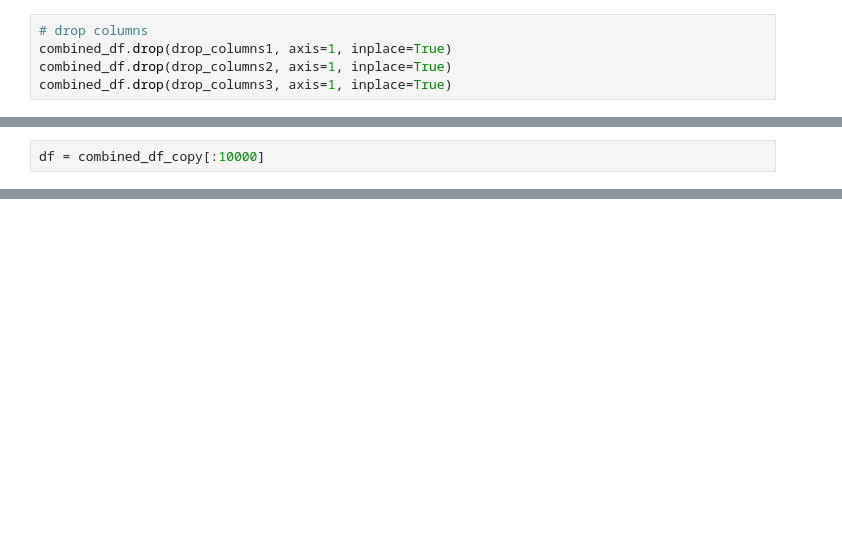
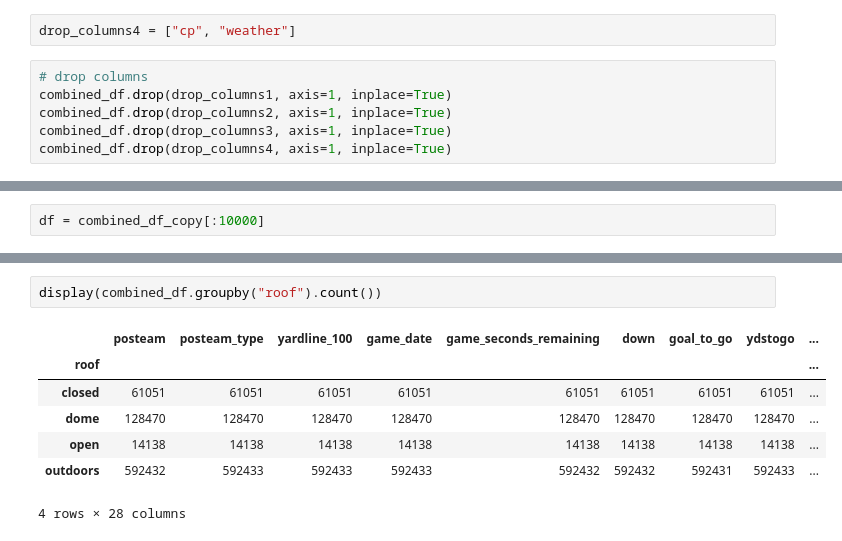
Before and after one commit to MatthiasBiermanns/NFL_play_prediction, a Jupyter notebook: mannheim_meerkats.ipynb, the cells around one changed output, grey strips where cells are left out. Drawn from its saved outputs; the diff is of its cells as text; blank space fills up the shorter version.

```diff
--- a/mannheim_meerkats.ipynb
+++ b/mannheim_meerkats.ipynb
@@ -413,11 +512,14 @@ drop_columns3 = [
     "air_yards",
     "yards_after_catch",
 ]
+# %%
+drop_columns4 = ["cp", "weather"]
 # %%
 # drop columns
 combined_df.drop(drop_columns1, axis=1, inplace=True)
 combined_df.drop(drop_columns2, axis=1, inplace=True)
 combined_df.drop(drop_columns3, axis=1, inplace=True)
+combined_df.drop(drop_columns4, axis=1, inplace=True)
 # %%
 pd.set_option("display.max_columns", None)
 pd.set_option("display.max_rows", None)
@@ -520,0 +642,10 @@ roof: 3033
+# %%
+display(combined_df.groupby("roof").count())
+# %% [output]
+|  | posteam | posteam_type | yardline_100 | game_date | game_seconds_remaining | down | goal_to_go | ydstogo | ... |
+| roof |  |  |  |  |  |  |  |  | ... |
+| closed | 61051 | 61051 | 61051 | 61051 | 61051 | 61051 | 61051 | 61051 | ... |
+| dome | 128470 | 128470 | 128470 | 128470 | 128470 | 128470 | 128470 | 128470 | ... |
+| open | 14138 | 14138 | 14138 | 14138 | 14138 | 14138 | 14138 | 14138 | ... |
+| outdoors | 592432 | 592433 | 592433 | 592433 | 592432 | 592432 | 592431 | 592433 | ... |
+4 rows × 28 columns
```
Also changed, not shown: parts of 10 cells of this notebook.
